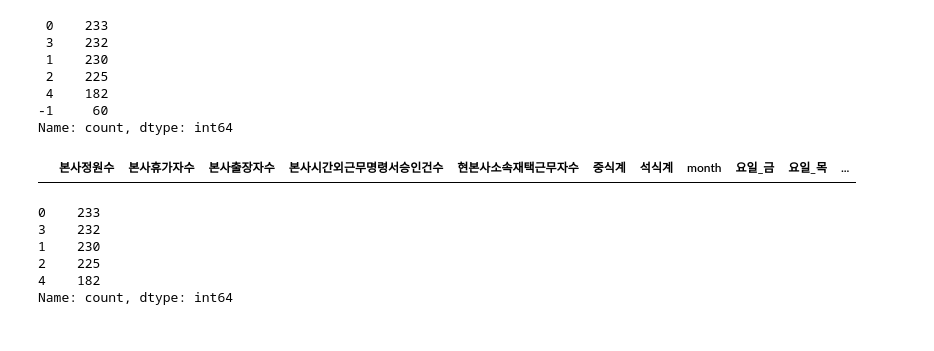
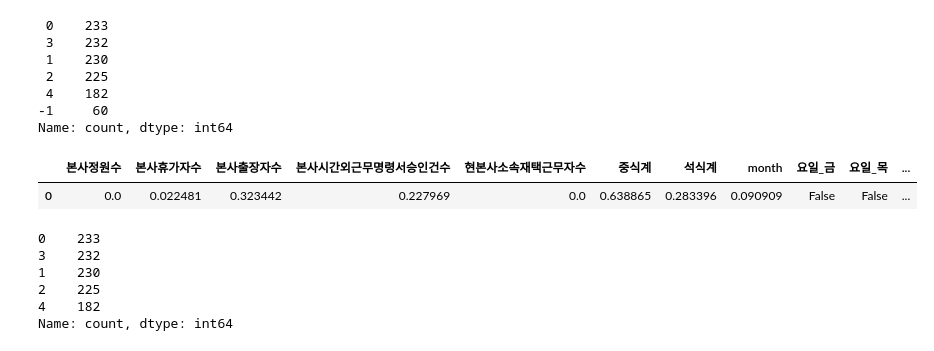
Before and after one commit to good0neighbour/ESTCampAI, a Jupyter notebook: 머신러닝/ex03구내식당관리.ipynb, the cells around one changed output. Cells and saved outputs as stored; diff of their text form; code cells hidden in the pictures.

```diff
--- a/머신러닝/ex03구내식당관리.ipynb
+++ b/머신러닝/ex03구내식당관리.ipynb
@@ -1109,9 +1109,10 @@ Name: count, dtype: int64
 # %%
 # 적절하게 설정되었다고 판단하고 label 추가
 df_encoded['dbscan_cluster'] = dbscan_cluster
-df_encoded.head(0)
+df_encoded.head(1)
 # %% [output]
 |  | 본사정원수 | 본사휴가자수 | 본사출장자수 | 본사시간외근무명령서승인건수 | 현본사소속재택근무자수 | 중식계 | 석식계 | month | 요일_금 | 요일_목 | ... |
+| 0 | 0.0 | 0.022481 | 0.323442 | 0.227969 | 0.0 | 0.638865 | 0.283396 | 0.090909 | False | False | ... |
 # %%
 # 노이즈 데이터 제거
 df_clean = df[df_encoded['dbscan_cluster'] != -1]
```
Also changed, not shown: 21 other files.
